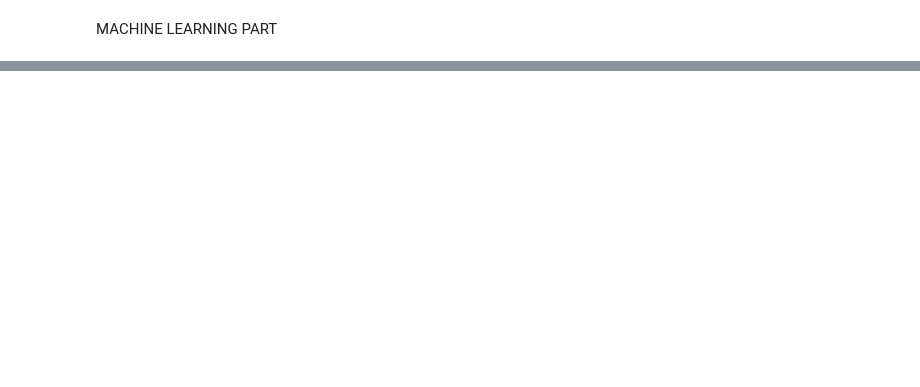
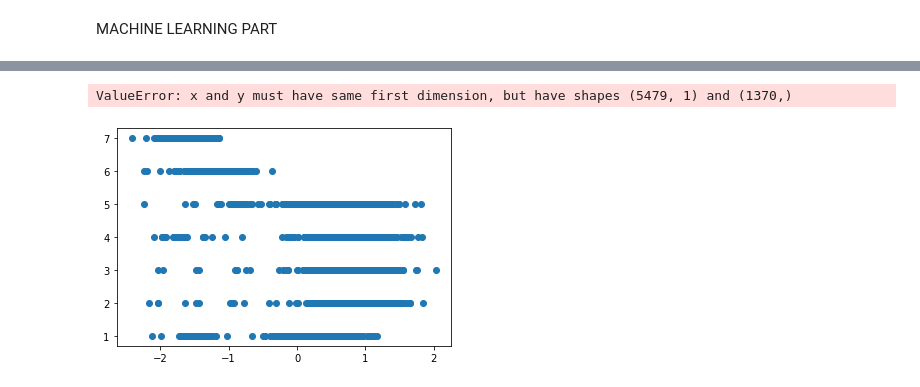
Before and after one commit to Yasminem2022/Final_Project, a Jupyter notebook: ETL_Datasets.ipynb, the cells around one changed output, grey strips where cells are left out. Saved outputs shown, nothing was run; the diff lists cells and outputs as text; code cells hidden in the pictures; blank space fills up the shorter version.

Commit message:
First ml programmed

```diff
--- a/ETL_Datasets.ipynb
+++ b/ETL_Datasets.ipynb
@@ -332,0 +352,12 @@ MACHINE LEARNING PART
+# %%
+# Split our preprocessed data into our features and target arrays
+y = df.day_of_week
+
+## HOW DO WE SCALE THIS???
+X = data_scaler.fit_transform(birth_data_scaled)
+
+# Split the preprocessed data into a training and testing dataset
+# Do we need to drop the date related columns + the 'phase' column before fitting a machine learning alg?
+X_train, X_test, y_train, y_test = train_test_split(X, y, random_state=42, stratify=y)
+# %%
+model = LinearRegression()
@@ -332,0 +381,7 @@ MACHINE LEARNING PART
+# %%
+plt.scatter(X, y)
+plt.plot(X, y_pred, color='red')
+plt.show()
+# %% [output]
+ValueError: x and y must have same first dimension, but have shapes (5479, 1) and (1370,)
+[figure, added]
```
Also changed, not shown: parts of 7 cells of this notebook.
